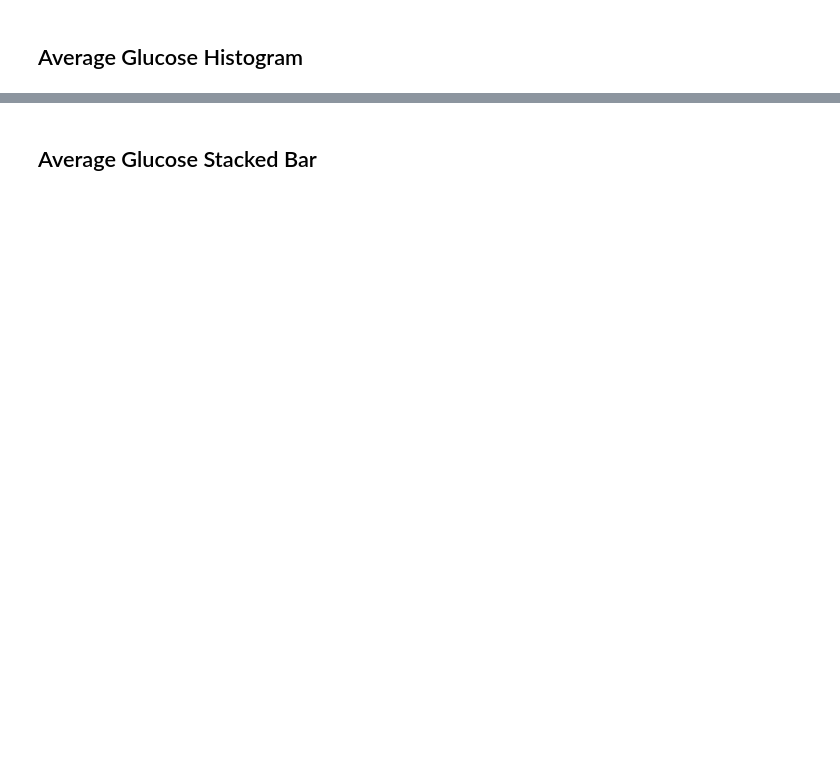
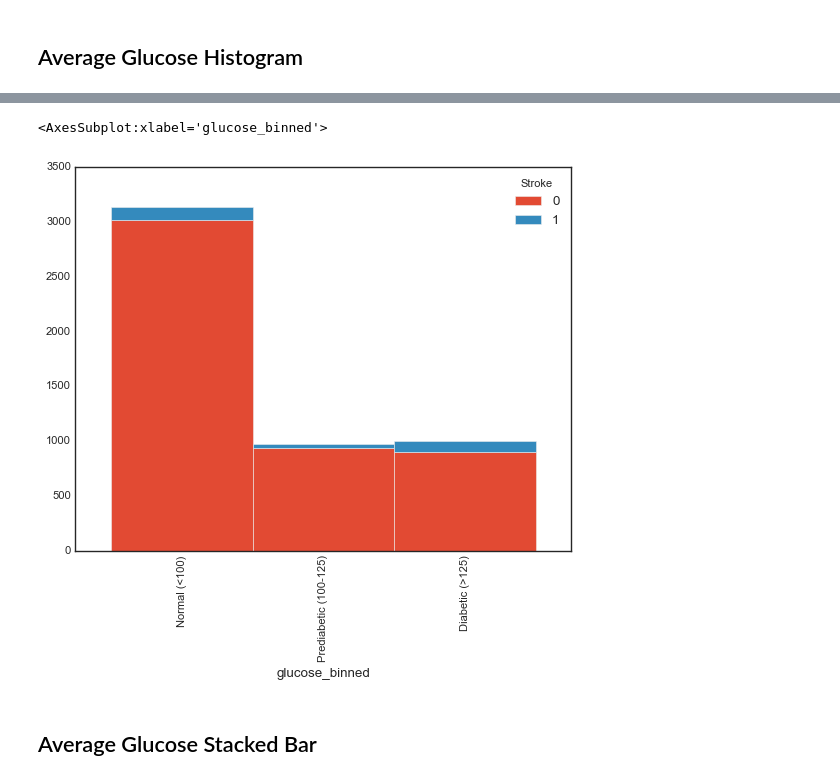
Before and after one commit to boborodono/San_Antonio_Machine_Learning_SAML, a Jupyter notebook: Wilder/Initial_EDA/Initial_EDA.ipynb, the cells around one changed output, grey strips where cells are left out. Drawn from its saved outputs; the diff is of its cells as text; code cells hidden in the pictures; blank space fills up the shorter version.

```diff
--- a/Wilder/Initial_EDA/Initial_EDA.ipynb
+++ b/Wilder/Initial_EDA/Initial_EDA.ipynb
@@ -126,2 +210,5 @@ TypeError: from_bounds() argument after * must be an iterable, not float
 # %% [markdown]
 ## Average Glucose Histogram
+# %%
+get_stacked_bar_chart('glucose_binned')
+# %% [output]
@@ -128,2 +216,4 @@ TypeError: from_bounds() argument after * must be an iterable, not float
+<AxesSubplot:xlabel='glucose_binned'>
+[figure, added]
 # %% [markdown]
 ## Average Glucose Stacked Bar
```
Also changed, not shown: parts of 24 cells of this notebook, 14 other files.
